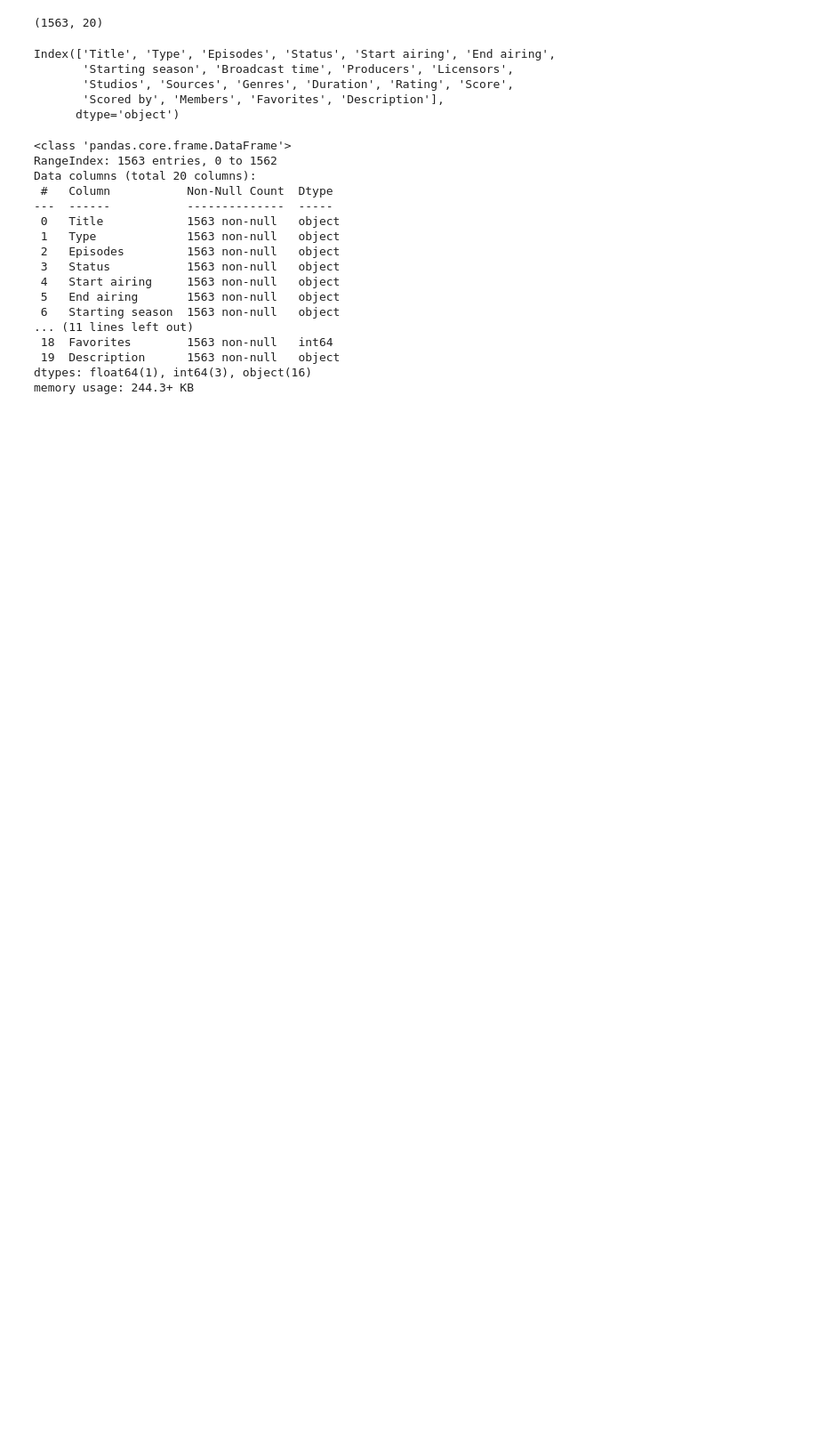
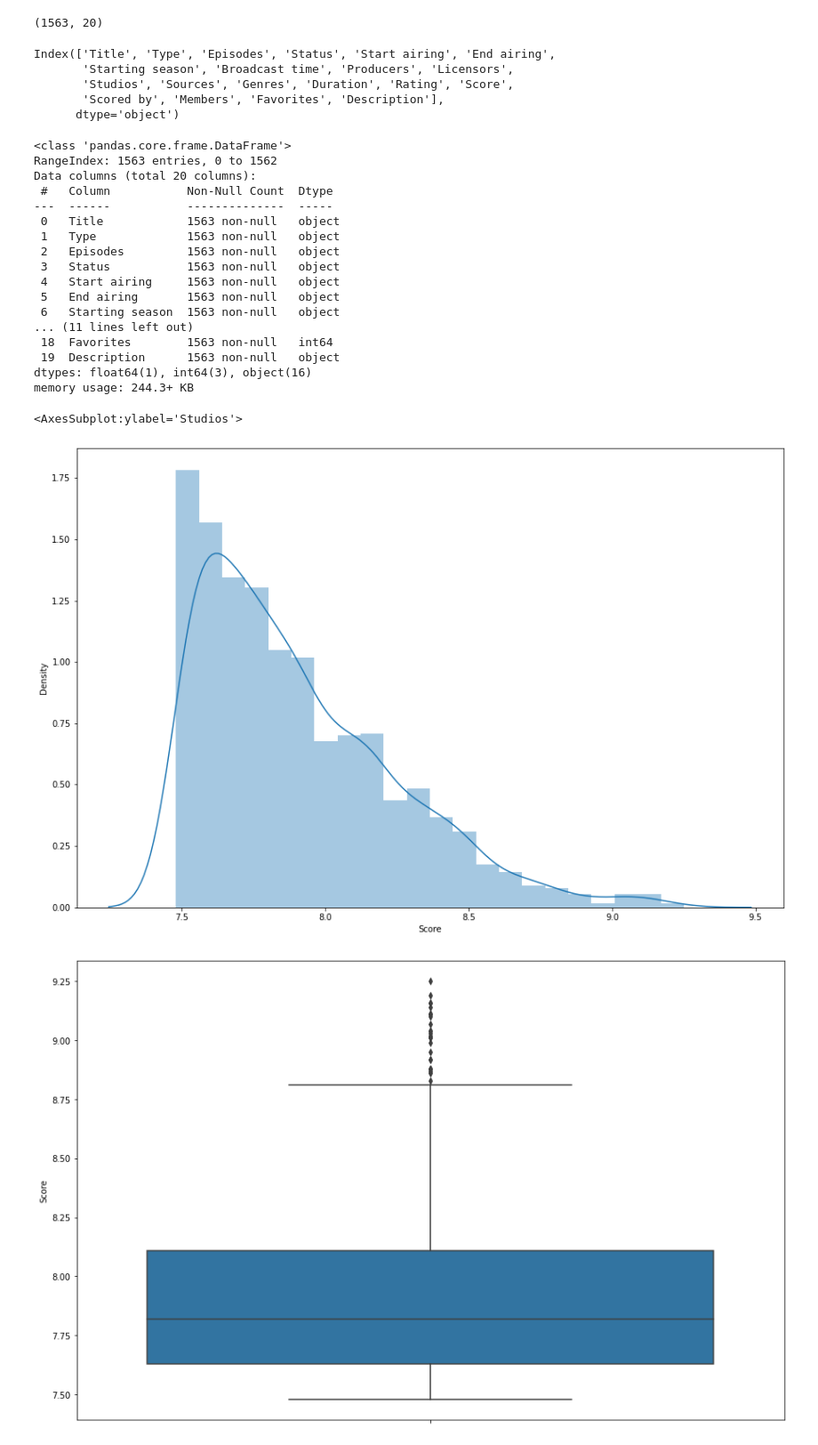
Before and after one commit to Niruksorp/MSOLab, a Jupyter notebook: Lab1/lab1mso.ipynb, the cells around one changed output. Shown at 89% size. Drawn from its saved outputs; the diff is of its cells as text; code cells hidden in the pictures; blank space fills up the shorter version.

```diff
--- a/Lab1/lab1mso.ipynb
+++ b/Lab1/lab1mso.ipynb
@@ -56,0 +51,13 @@ median = np.median(x)
+# %%
+plt.figure(figsize=(15, 10))
+sns.distplot(data['Score'])
+
+plt.figure(figsize=(15, 10))
+sns.boxplot(y=data['Score'])
+
+plt.figure(figsize=(20, 20))
+data['Studios'].value_counts().plot.pie(autopct='%1.1f%%')
+# %% [output]
+<AxesSubplot:ylabel='Studios'>
+[figure, added]
+[figure, added]
```
Also changed, not shown: parts of 10 cells of this notebook.
